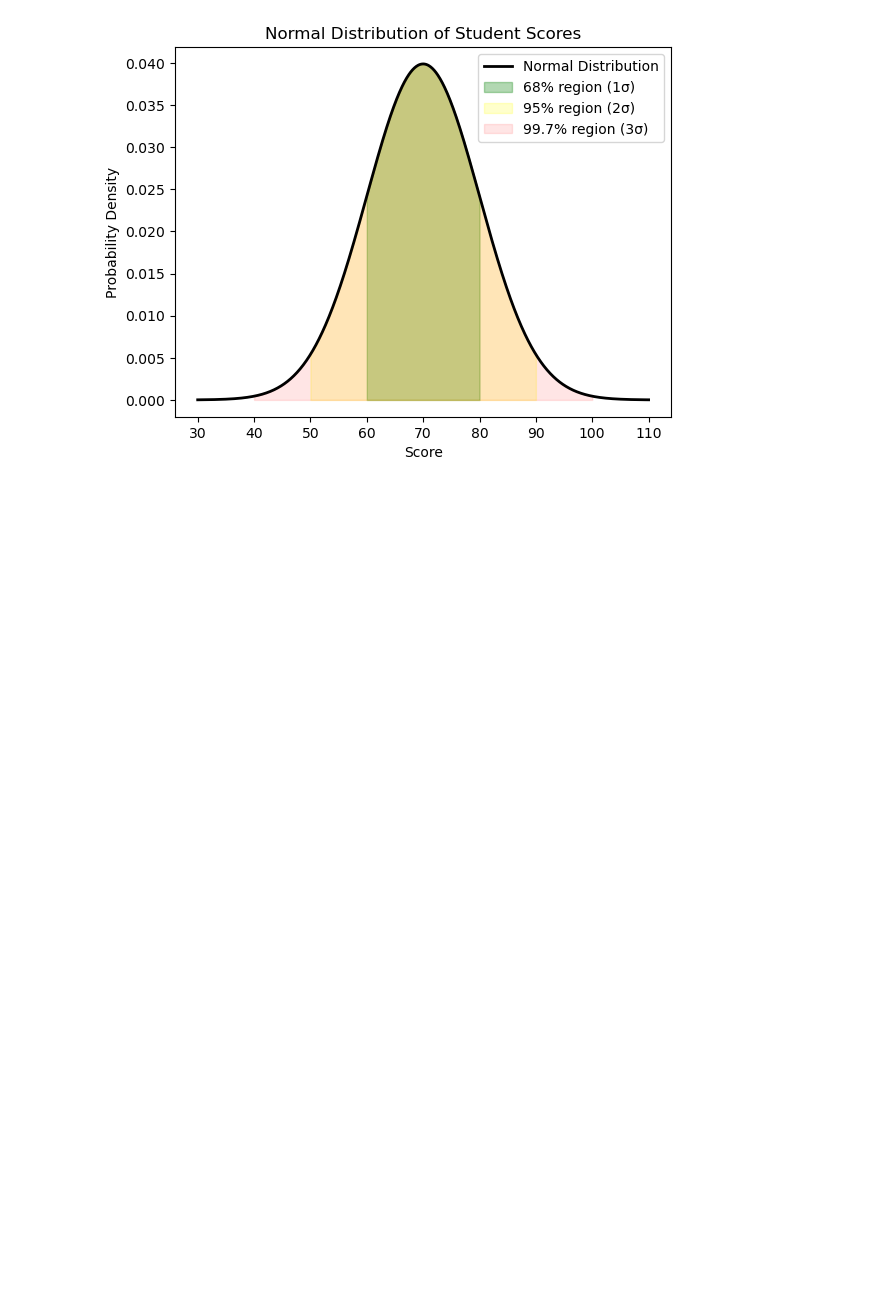
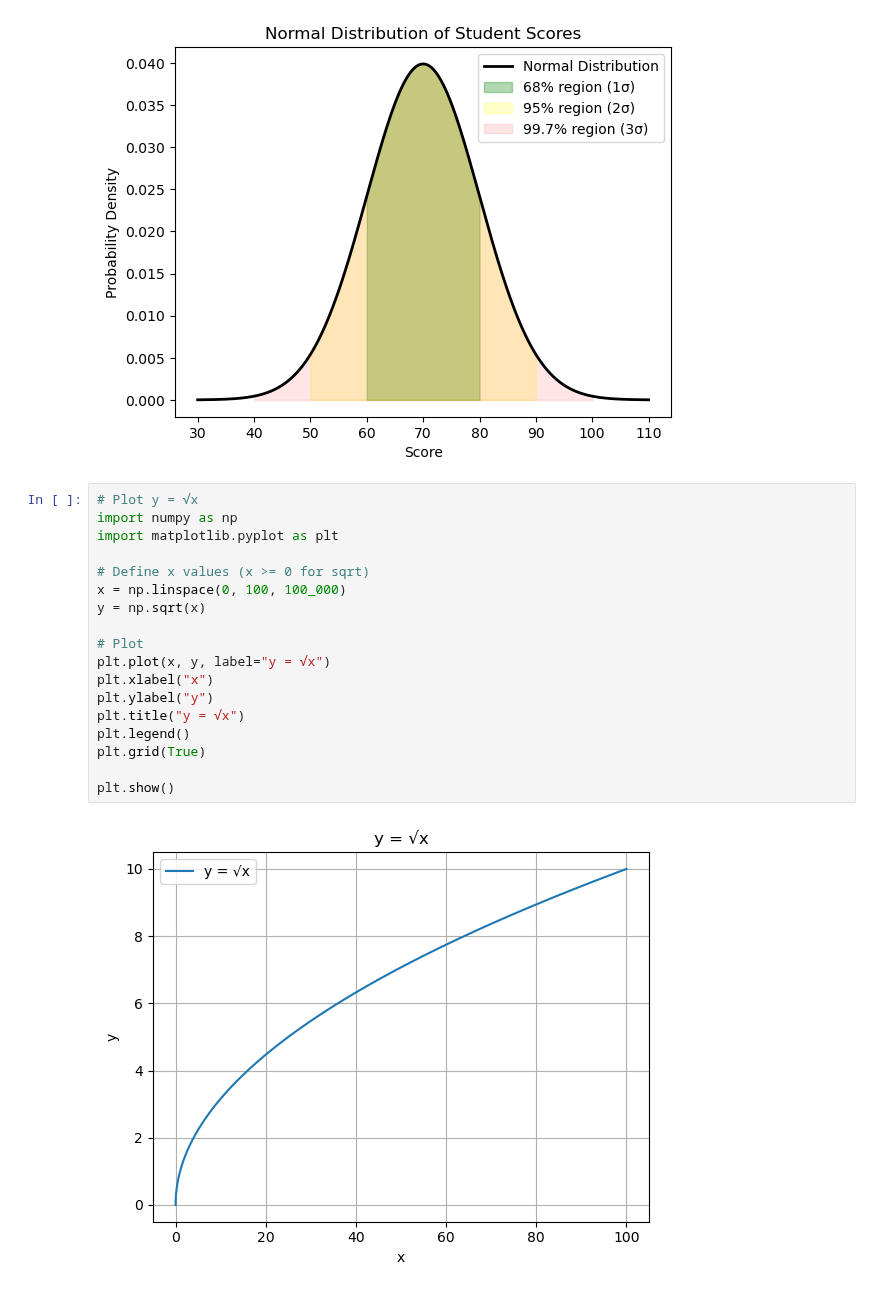
Before and after one commit to SyedMaaz786/AI_ML_Learning, a Jupyter notebook: Math/1 - part.ipynb, the cells around one changed output. Saved outputs shown, nothing was run; the diff lists cells and outputs as text; blank space fills up the shorter version.

```diff
--- a/Math/1 - part.ipynb
+++ b/Math/1 - part.ipynb
@@ -86,3 +86,23 @@ plt.legend()
 plt.show()
 # %% [output]
 [figure]
+# %%
+# Plot y = √x
+import numpy as np
+import matplotlib.pyplot as plt
+
+# Define x values (x >= 0 for sqrt)
+x = np.linspace(0, 100, 100_000)
+y = np.sqrt(x)
+
+# Plot
+plt.plot(x, y, label="y = √x")
+plt.xlabel("x")
+plt.ylabel("y")
+plt.title("y = √x")
+plt.legend()
+plt.grid(True)
+
+plt.show()
+# %% [output]
+[figure, added]
```
